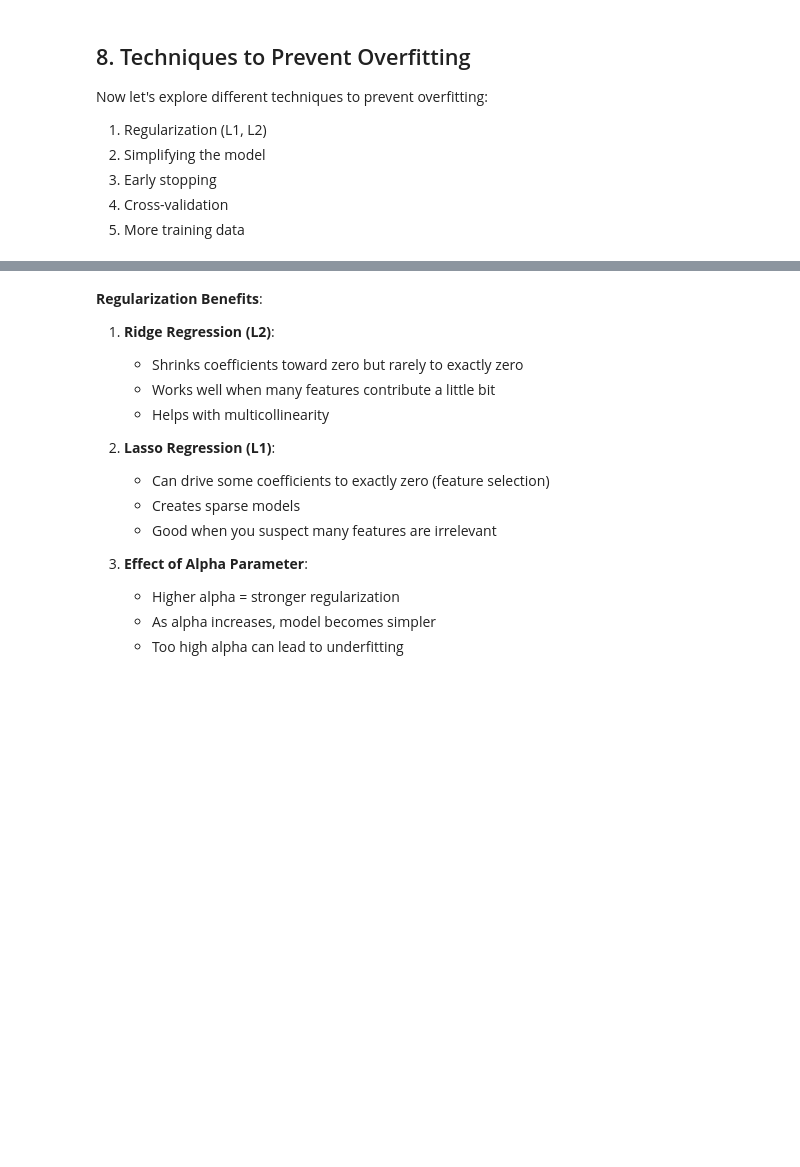
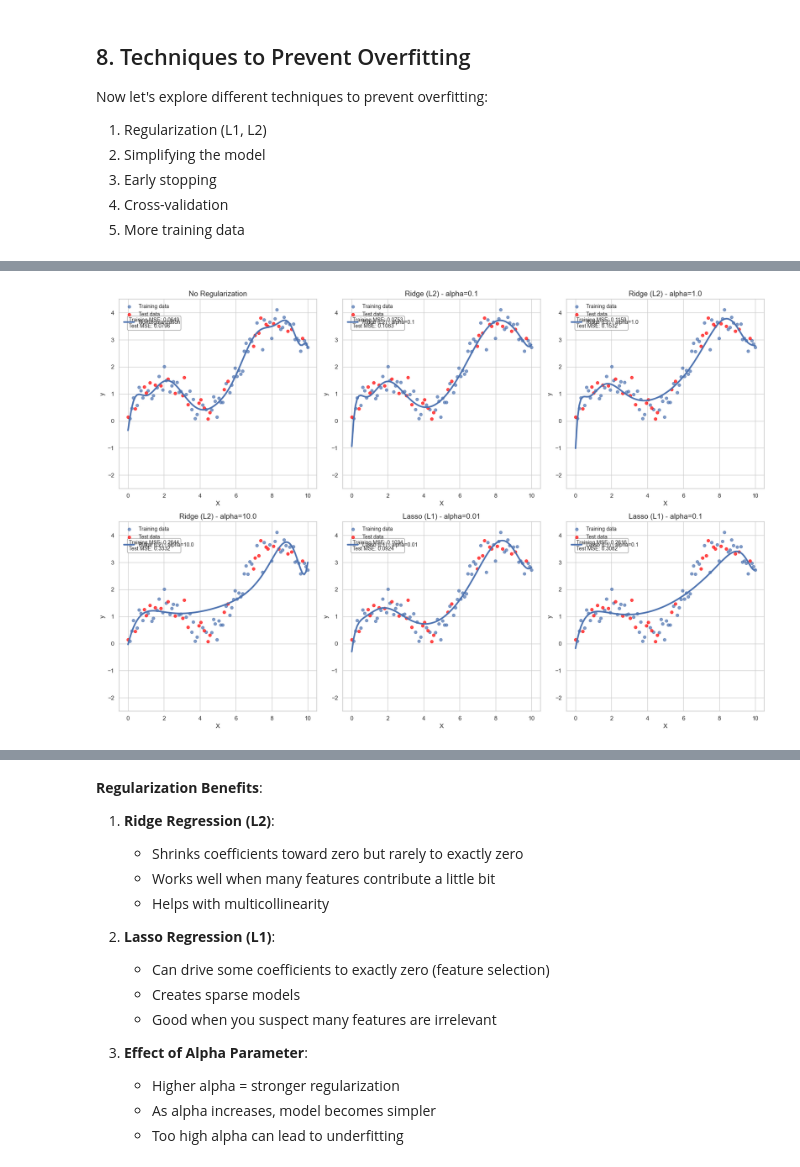
Before and after one commit to pavelklos/ai-ml, a Jupyter notebook: 2-ML/02-01-11.ipynb, the cells around one changed output, grey strips where cells are left out. Drawn from its saved outputs; the diff is of its cells as text; code cells hidden in the pictures; blank space fills up the shorter version.

```diff
--- a/2-ML/02-01-11.ipynb
+++ b/2-ML/02-01-11.ipynb
@@ -425,0 +521,100 @@ plt.show()
+# %%
+import warnings
+from sklearn.preprocessing import StandardScaler
+from sklearn.exceptions import ConvergenceWarning
+
+# Suppress convergence warnings (optional)
+warnings.filterwarnings("ignore", category=UserWarning)
+warnings.filterwarnings("ignore", category=FutureWarning)
+warnings.filterwarnings("ignore", category=ConvergenceWarning)
+
+# Scale the features
+scaler = StandardScaler()
+X_scaled = scaler.fit_transform(X)
+
+# Create high-degree polynomial features for demonstration
+poly_features = PolynomialFeatures(degree=15)
+X_poly = poly_features.fit_transform(X_scaled)
+X_train_poly, X_test_poly, y_train, y_test = train_test_split(X_poly, y, test_size=0.3, random_state=42)
+
+# Compare different regularization techniques with increased max_iter for Lasso
+models = {
+    "No Regularization": LinearRegression(),
+    "Ridge (L2) - alpha=0.1": Ridge(alpha=0.1),
+    "Ridge (L2) - alpha=1.0": Ridge(alpha=1.0),
+    "Ridge (L2) - alpha=10.0": Ridge(alpha=10.0),
+    "Lasso (L1) - alpha=0.01": Lasso(alpha=0.01, max_iter=10000),
+    "Lasso (L1) - alpha=0.1": Lasso(alpha=0.1, max_iter=10000),
+}
+
+# Plot the results
+plt.figure(figsize=(18, 12))
+X_plot_scaled = scaler.transform(X_plot)  # Ensure X_plot is scaled
+X_plot_poly = poly_features.transform(X_plot_scaled)
+
+for i, (name, model) in enumerate(models.items()):
+    model.fit(X_train_poly, y_train)
+    y_train_pred = model.predict(X_train_poly)
+    y_test_pred = model.predict(X_test_poly)
+    y_plot_pred = model.predict(X_plot_poly)
+
+    train_error = mean_squared_error(y_train, y_train_pred)
+    test_error = mean_squared_error(y_test, y_test_pred)
+
+    plt.subplot(2, 3, i+1)
+    plt.scatter(X_train, y_train, alpha=0.7, label='Training data', s=30)
+    plt.scatter(X_test, y_test, alpha=0.7, label='Test data', color='red', s=30)
+    plt.plot(X_plot, y_plot_pred, linewidth=3, label=name)
+
+    plt.title(f'{name}', fontsize=14)
+    plt.xlabel('X', fontsize=12)
+    plt.ylabel('y', fontsize=12)
+    plt.ylim(-2.5, 4.5)
+    plt.legend(loc='upper left', fontsize=10)
+    plt.annotate(f'Training MSE: {train_error:.4f}\nTest MSE: {test_error:.4f}',
+                 xy=(0.05, 0.85), xycoords='axes fraction', fontsize=10,
+                 bbox=dict(boxstyle="round,pad=0.3", fc="white", ec="gray", alpha=0.8))
+
+plt.tight_layout()
+plt.show()
+
+# Visualize the effect of regularization on coefficients
+plt.figure(figsize=(12, 6))
+
+alphas = [0, 0.001, 0.01, 0.1, 1.0, 10.0, 100.0]
+ridge_coefs = []
+lasso_coefs = []
+
+for alpha in alphas:
+    ridge = Ridge(alpha=alpha)
+    ridge.fit(X_train_poly, y_train)
+    ridge_coefs.append(ridge.coef_)
+
+    lasso = Lasso(alpha=alpha if alpha > 0 else 1e-7, max_iter=10000)
+    lasso.fit(X_train_poly, y_train)
+    lasso_coefs.append(lasso.coef_)
+
+plt.subplot(1, 2, 1)
+for i, alpha in enumerate(alphas):
+    plt.plot(range(len(ridge_coefs[i])), ridge_coefs[i], 'o-', label=f'alpha={alpha}')
+plt.title('Ridge Regression Coefficients', fontsize=14)
+plt.xlabel('Coefficient Index', fontsize=12)
+plt.ylabel('Coefficient Value', fontsize=12)
+plt.xscale('log')
+plt.legend(fontsize=9)
+plt.grid(True, alpha=0.3)
+
+plt.subplot(1, 2, 2)
+for i, alpha in enumerate(alphas):
+    plt.plot(range(len(lasso_coefs[i])), lasso_coefs[i], 'o-', label=f'alpha={alpha}')
+plt.title('Lasso Regression Coefficients', fontsize=14)
+plt.xlabel('Coefficient Index', fontsize=12)
+plt.ylabel('Coefficient Value', fontsize=12)
+plt.xscale('log')
+plt.legend(fontsize=9)
+plt.grid(True, alpha=0.3)
+
+plt.tight_layout()
+plt.show()
+# %% [output]
+[figure, added]
```
Also changed, not shown: parts of 15 cells of this notebook.
